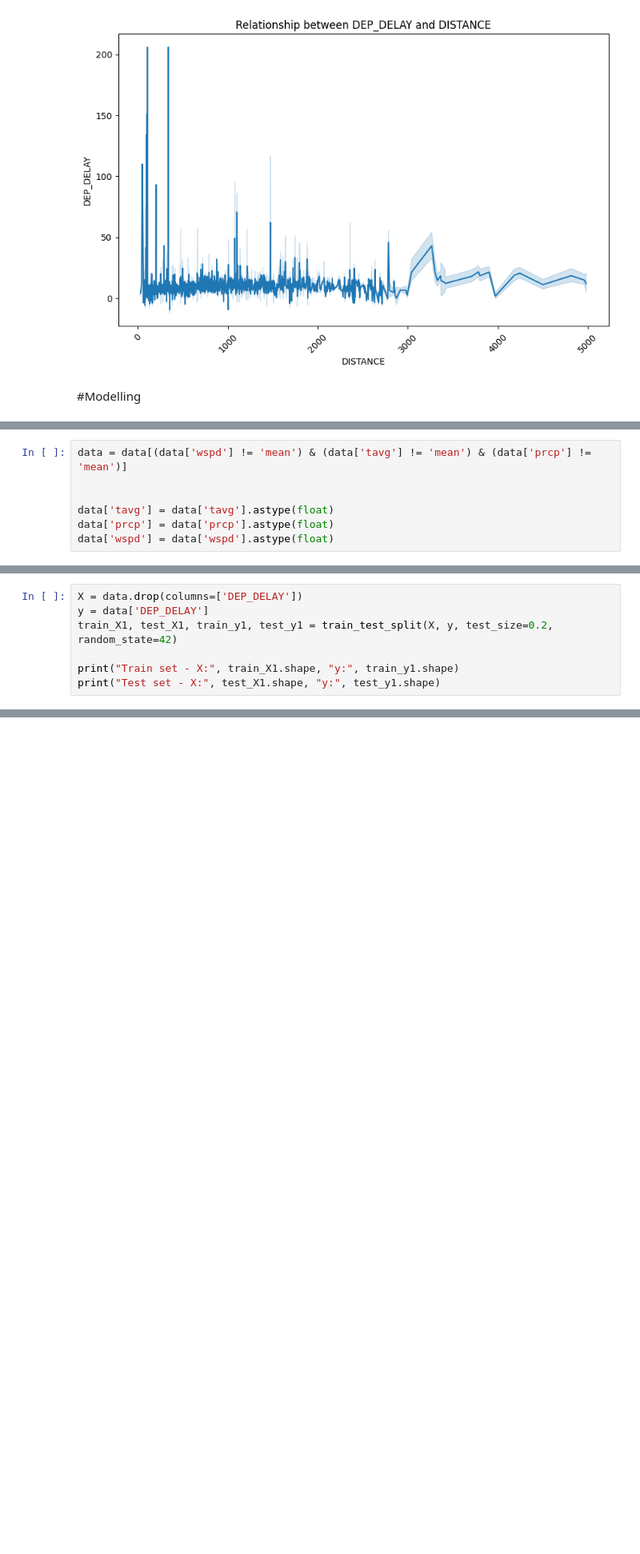
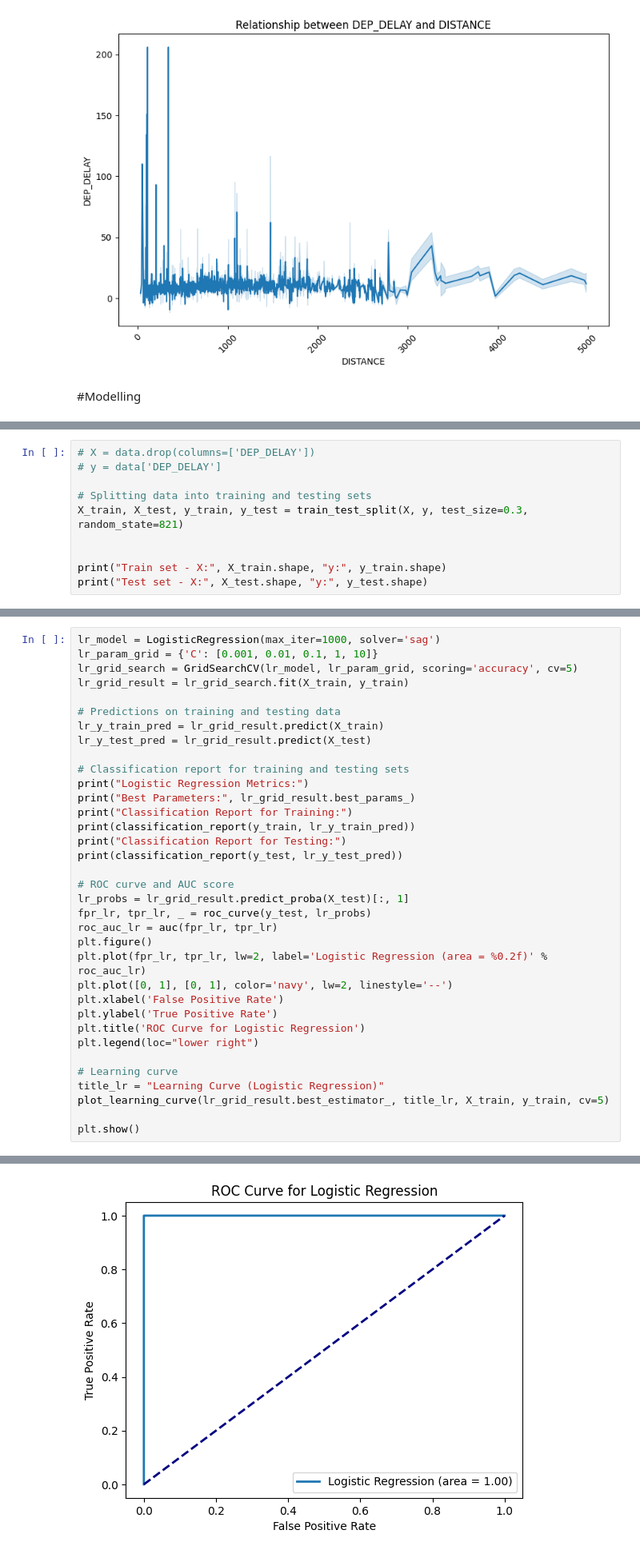
Before and after one commit to sk2003hw/Airline_Delay_and_Cancellation_Analysis, a Jupyter notebook: MATH509.ipynb, the cells around one changed output, grey strips where cells are left out. Shown at 80% size. Saved outputs shown, nothing was run; the diff lists cells and outputs as text; blank space fills up the shorter version.

```diff
--- a/MATH509.ipynb
+++ b/MATH509.ipynb
@@ -890,7 +887,0 @@ Unique values: [False  True]
-# %%
-data = data[(data['wspd'] != 'mean') & (data['tavg'] != 'mean') & (data['prcp'] != 'mean')]
-
-
-data['tavg'] = data['tavg'].astype(float)
-data['prcp'] = data['prcp'].astype(float)
-data['wspd'] = data['wspd'].astype(float)
@@ -897,8 +904,11 @@ data['wspd'] = data['wspd'].astype(float)
 # %%
-X = data.drop(columns=['DEP_DELAY'])
-y = data['DEP_DELAY']
-train_X1, test_X1, train_y1, test_y1 = train_test_split(X, y, test_size=0.2, random_state=42)
+# X = data.drop(columns=['DEP_DELAY'])
+# y = data['DEP_DELAY']
 
-print("Train set - X:", train_X1.shape, "y:", train_y1.shape)
-print("Test set - X:", test_X1.shape, "y:", test_y1.shape)
+# Splitting data into training and testing sets
+X_train, X_test, y_train, y_test = train_test_split(X, y, test_size=0.3, random_state=821)
+
+
+print("Train set - X:", X_train.shape, "y:", y_train.shape)
+print("Test set - X:", X_test.shape, "y:", y_test.shape)
 # %% [output]
@@ -906,0 +980,36 @@ Test set - X: (1110920, 22) y: (1110920,)
+# %%
+lr_model = LogisticRegression(max_iter=1000, solver='sag')
+lr_param_grid = {'C': [0.001, 0.01, 0.1, 1, 10]}
+lr_grid_search = GridSearchCV(lr_model, lr_param_grid, scoring='accuracy', cv=5)
+lr_grid_result = lr_grid_search.fit(X_train, y_train)
+
+# Predictions on training and testing data
+lr_y_train_pred = lr_grid_result.predict(X_train)
+lr_y_test_pred = lr_grid_result.predict(X_test)
+
+# Classification report for training and testing sets
+print("Logistic Regression Metrics:")
+print("Best Parameters:", lr_grid_result.best_params_)
+print("Classification Report for Training:")
+print(classification_report(y_train, lr_y_train_pred))
+print("Classification Report for Testing:")
+print(classification_report(y_test, lr_y_test_pred))
+
+# ROC curve and AUC score
+lr_probs = lr_grid_result.predict_proba(X_test)[:, 1]
+fpr_lr, tpr_lr, _ = roc_curve(y_test, lr_probs)
+roc_auc_lr = auc(fpr_lr, tpr_lr)
+plt.figure()
+plt.plot(fpr_lr, tpr_lr, lw=2, label='Logistic Regression (area = %0.2f)' % roc_auc_lr)
+plt.plot([0, 1], [0, 1], color='navy', lw=2, linestyle='--')
+plt.xlabel('False Positive Rate')
+plt.ylabel('True Positive Rate')
+plt.title('ROC Curve for Logistic Regression')
+plt.legend(loc="lower right")
+
+# Learning curve
+title_lr = "Learning Curve (Logistic Regression)"
+plot_learning_curve(lr_grid_result.best_estimator_, title_lr, X_train, y_train, cv=5)
+
+plt.show()
+# %% [output]
@@ -906,0 +1033 @@ Test set - X: (1110920, 22) y: (1110920,)
+[figure, added]
```
Also changed, not shown: parts of 37 cells of this notebook.
